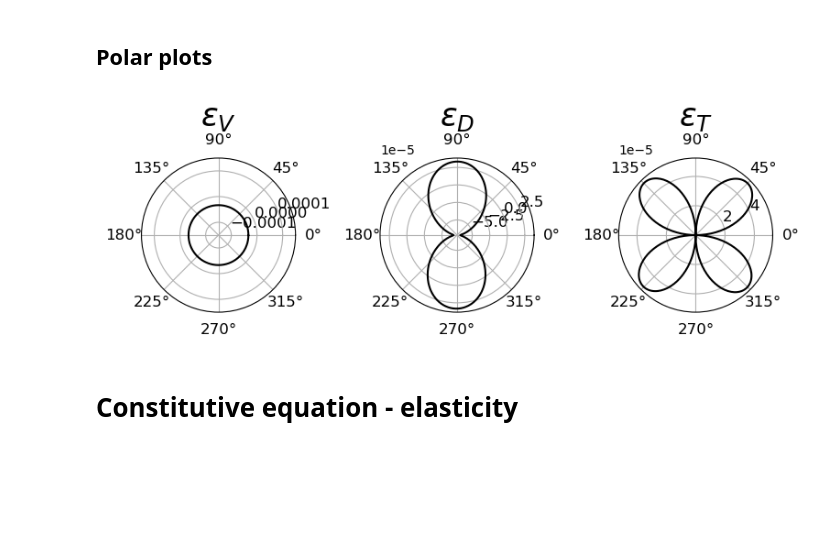
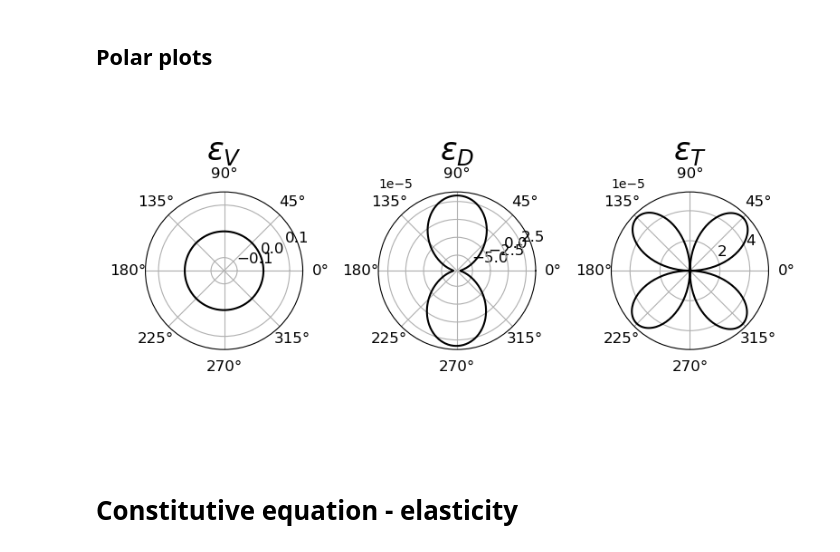
Before and after one commit to maragurue/M7, a Jupyter notebook: Notebooks/19.01.2023.ipynb, the cells around one changed output. Cells and saved outputs as stored; diff of their text form; code cells hidden in the pictures; blank space fills up the shorter version.

```diff
--- a/Notebooks/19.01.2023.ipynb
+++ b/Notebooks/19.01.2023.ipynb
@@ -15,7 +15,7 @@ n_mp = 360
 n_steps = 1000
 delta = np.identity(n_dim)
 # %%
-epsilon_11 = np.linspace(0,-0.0001,n_steps)
+epsilon_11 = np.linspace(0,-0.1,n_steps)
 # %%
 epsilon_ij = np.zeros((len(epsilon_11),n_dim,n_dim))
 # %%
@@ -75,29 +75,29 @@ e_D = e_N - e_V
 # %%
 #%matplotlib widget
 cm = 1 / 2.54  # centimeters in inches
 plt.figure(figsize=(20*cm, 10*cm))
 rads = np.arange(0, (2 * np.pi), (2 * np.pi) / n_mp)
 plt.subplot(131, projection='polar')
-plt.plot(rads, e_V[-1, :], 'k')
+plt.plot(rads, e_V[1, :], 'k')
 plt.ylim(-1.5 * np.max(np.abs(e_N)),
                  1.5 * np.max(np.abs(e_N)))
 plt.title(r'$\varepsilon_V$', fontsize=25)
 plt.tick_params(axis='both', which='major', labelsize=12)
 
 plt.subplot(132, projection='polar')
-plt.plot(rads,e_D[-1, :], 'k')
+plt.plot(rads,e_D[1, :], 'k')
 plt.title(r'$\varepsilon_D$', fontsize=25)
 plt.tick_params(axis='both', which='major', labelsize=12)
 
 plt.subplot(133, projection='polar')
-plt.plot(rads, np.linalg.norm(e_T_r[-1, :],axis=-1), 'k')
+plt.plot(rads, np.linalg.norm(e_T_r[1, :],axis=-1), 'k')
 plt.title(r'$\varepsilon_T$', fontsize=25)
 plt.tick_params(axis='both', which='major', labelsize=12)
 
 
 plt.tight_layout()
 # %% [output]
-[figure, old version]
+[figure, new version]
 # %% [markdown]
 # Constitutive equation - elasticity
 # %%
```
Also changed, not shown: parts of 6 cells of this notebook.
